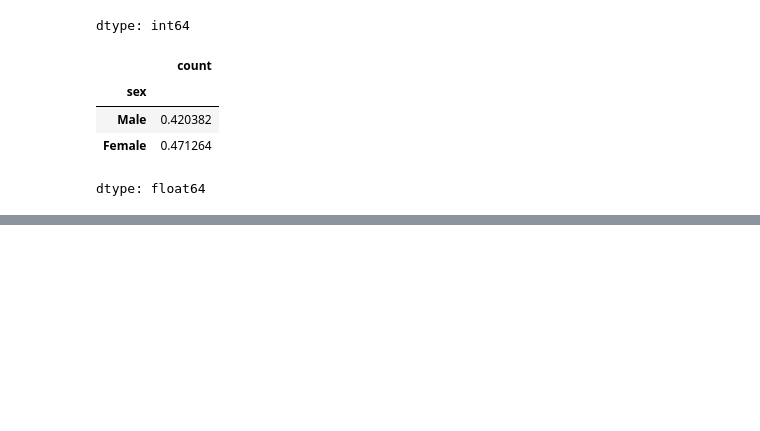
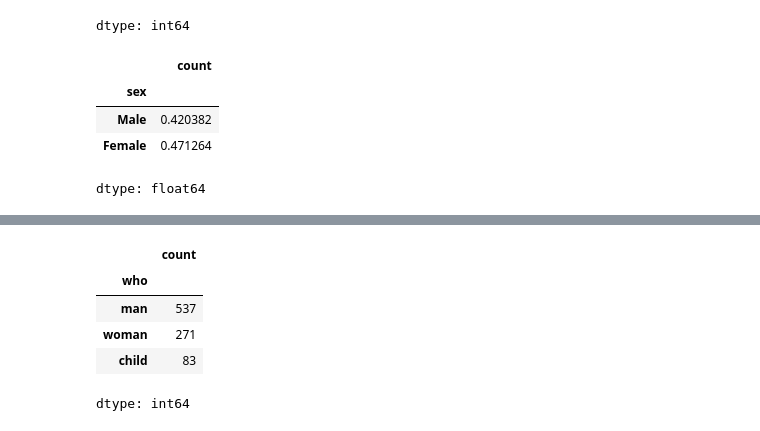
Before and after one commit to Sjleerodls/Data_Analysis, a Jupyter notebook: lab_da/da03_dataframe.ipynb, the cells around one changed output, grey strips where cells are left out. Saved outputs shown, nothing was run; the diff lists cells and outputs as text; code cells hidden in the pictures; blank space fills up the shorter version.

```diff
--- a/lab_da/da03_dataframe.ipynb
+++ b/lab_da/da03_dataframe.ipynb
@@ -316,0 +393,9 @@ dtype: float64
+# %%
+titanic.who.value_counts()
+# %% [output]
+|  | count |
+| who |  |
+| man | 537 |
+| woman | 271 |
+| child | 83 |
+dtype: int64
```
Also changed, not shown: parts of 21 cells of this notebook.
